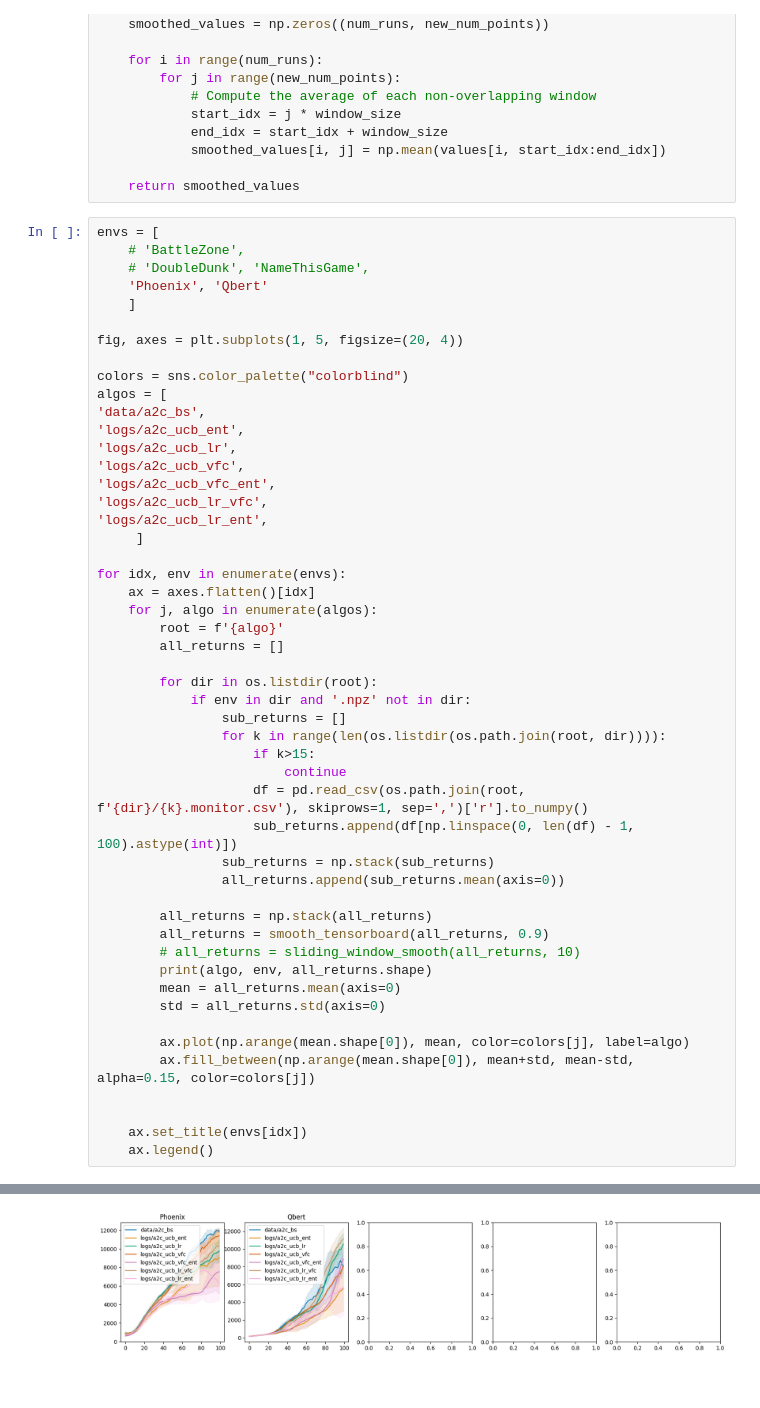
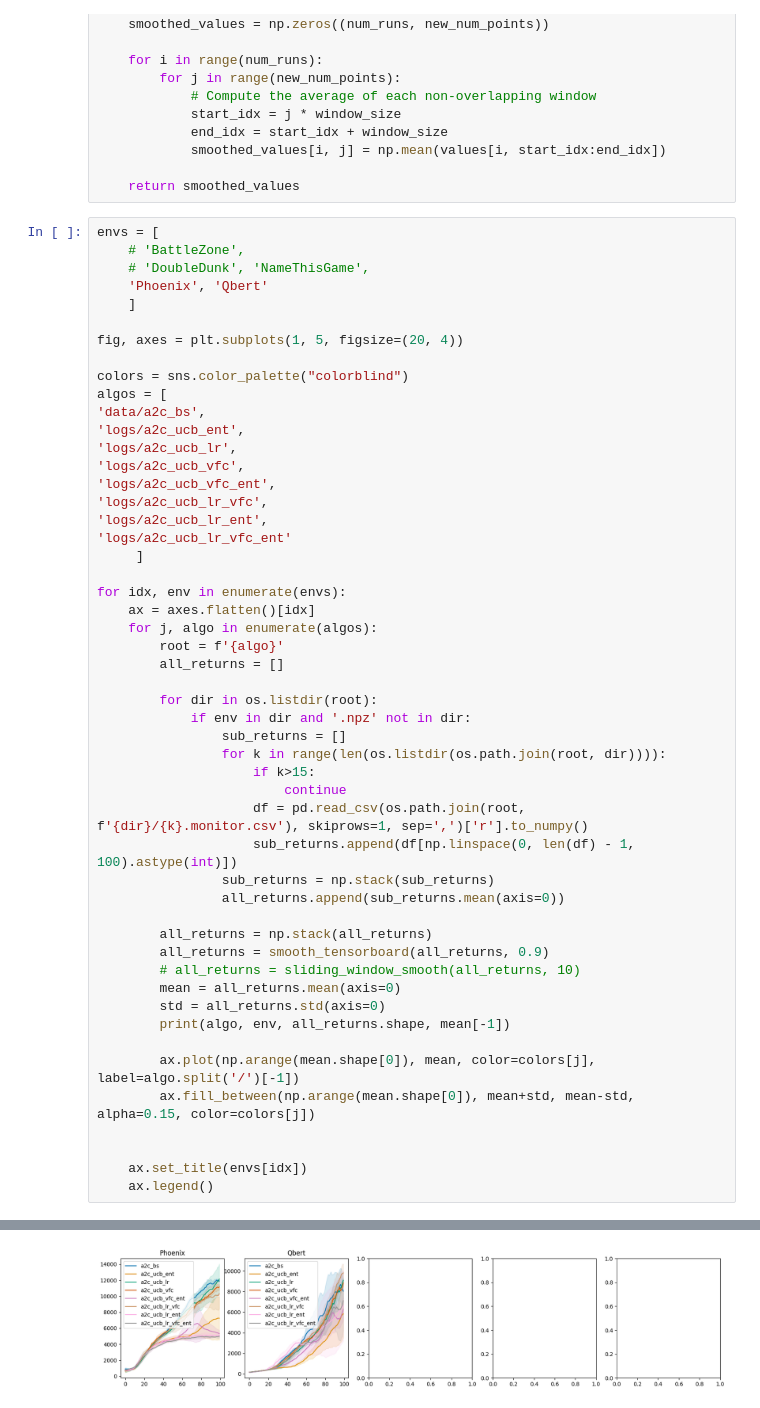
Before and after one commit to yuanmingqi/ULTHO, a Jupyter notebook: ale/ale_data.ipynb, the cells around one changed output, grey strips where cells are left out. Cells and saved outputs as stored; diff of their text form.

```diff
--- a/ale/ale_data.ipynb
+++ b/ale/ale_data.ipynb
@@ -50,6 +50,7 @@ algos = [
 'logs/a2c_ucb_vfc_ent',
 'logs/a2c_ucb_lr_vfc',
 'logs/a2c_ucb_lr_ent',
+'logs/a2c_ucb_lr_vfc_ent'
      ]
 
 for idx, env in enumerate(envs):
@@ -72,11 +73,11 @@ for idx, env in enumerate(envs):
         all_returns = np.stack(all_returns)
         all_returns = smooth_tensorboard(all_returns, 0.9)
         # all_returns = sliding_window_smooth(all_returns, 10)
-        print(algo, env, all_returns.shape)
         mean = all_returns.mean(axis=0)
         std = all_returns.std(axis=0)
+        print(algo, env, all_returns.shape, mean[-1])
 
-        ax.plot(np.arange(mean.shape[0]), mean, color=colors[j], label=algo)
+        ax.plot(np.arange(mean.shape[0]), mean, color=colors[j], label=algo.split('/')[-1])
         ax.fill_between(np.arange(mean.shape[0]), mean+std, mean-std, alpha=0.15, color=colors[j])
 
 
@@ -100 +103 @@ logs/a2c_ucb_lr_ent Qbert (3, 100)
-[figure, old version]
+[figure, new version]
```
Also changed, not shown: parts of 1 cell of this notebook, 5 other files.
